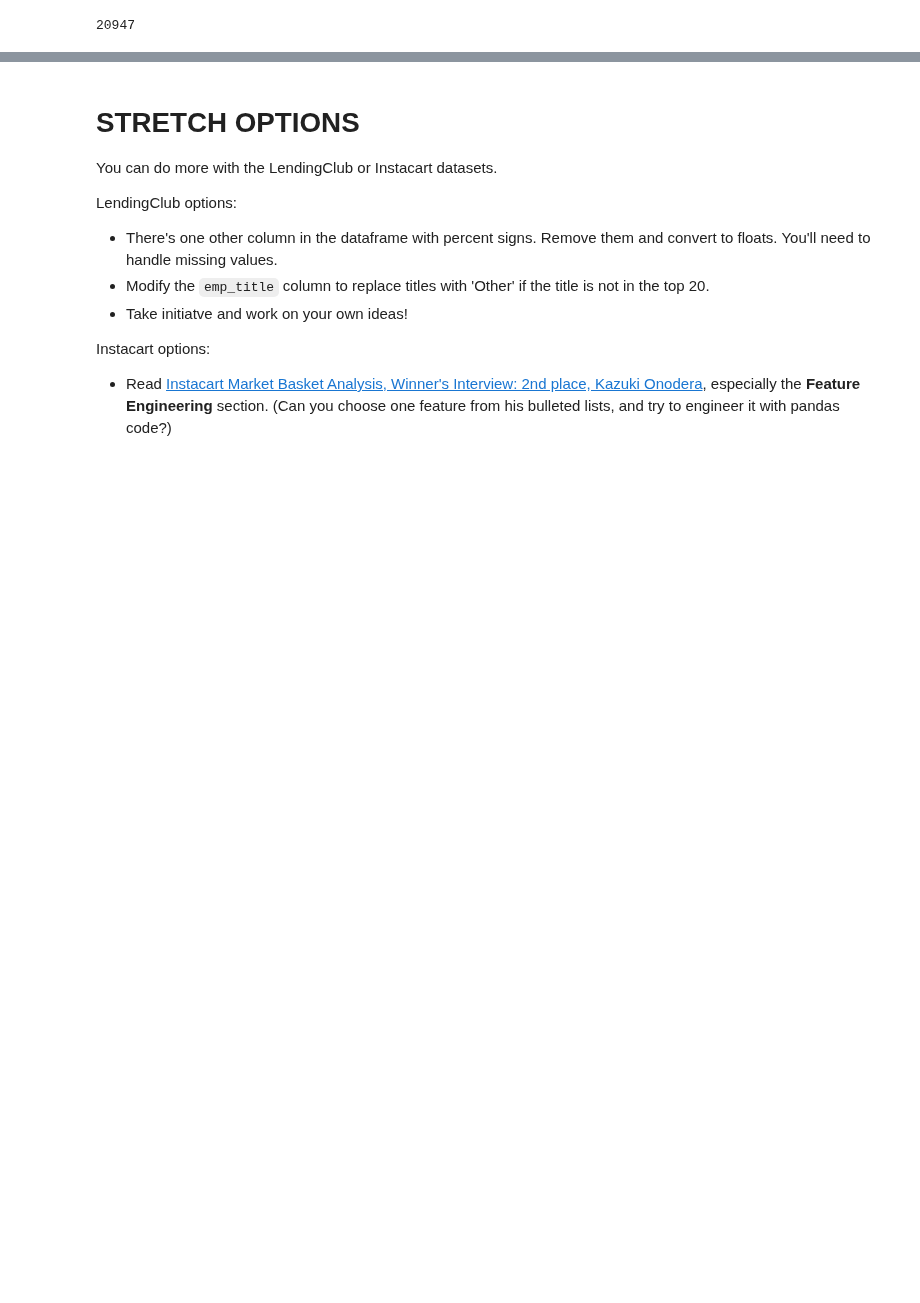
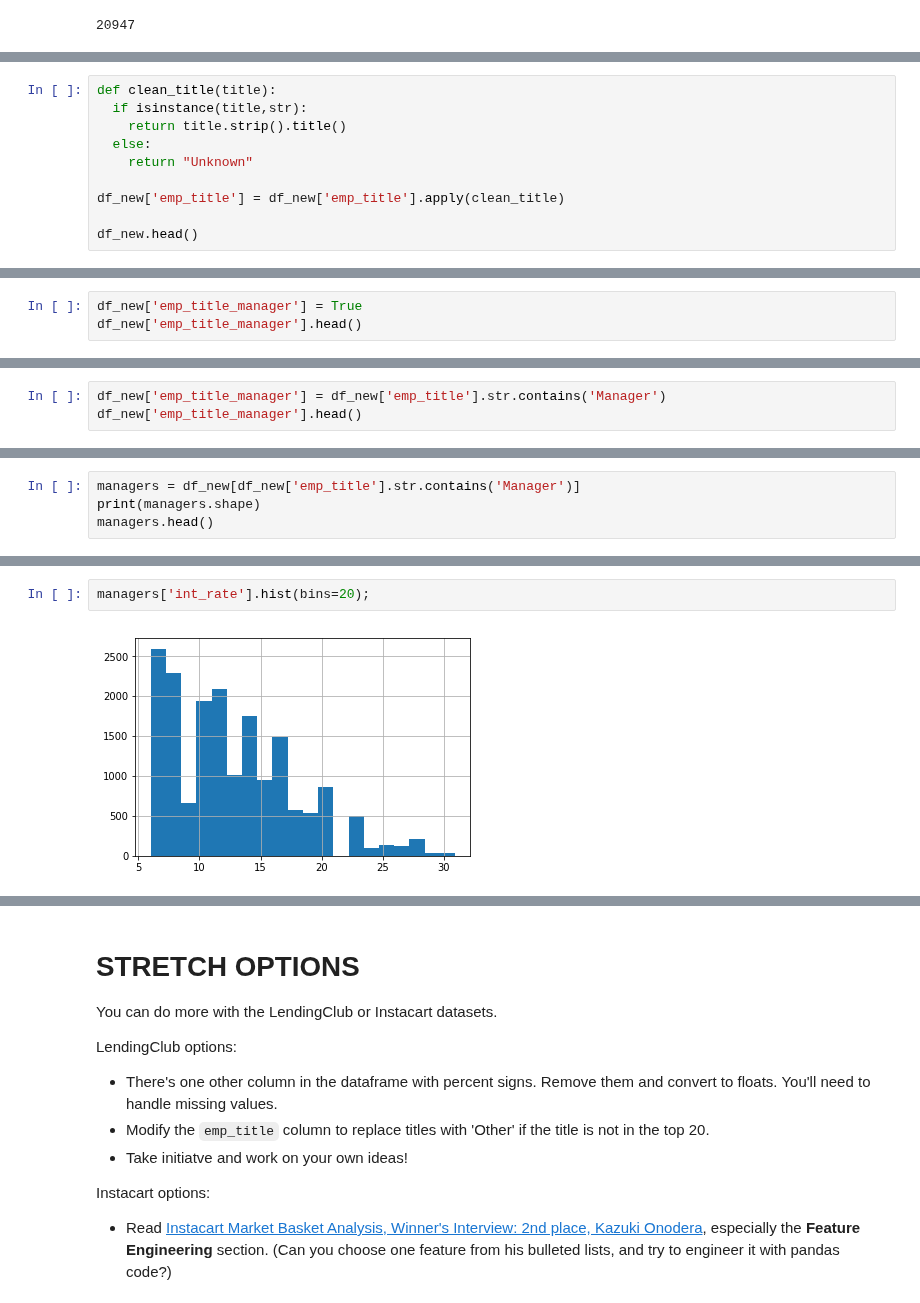
Before and after one commit to bloominstituteoftechnology/DS-Unit-1-Sprint-1-Dealing-With-Data, a Jupyter notebook: module4-makefeatures/LS_DS_114_Make_Features_Assignment.ipynb, the cells around one changed output, grey strips where cells are left out. Saved outputs shown, nothing was run; the diff lists cells and outputs as text; blank space fills up the shorter version.

```diff
--- a/module4-makefeatures/LS_DS_114_Make_Features_Assignment.ipynb
+++ b/module4-makefeatures/LS_DS_114_Make_Features_Assignment.ipynb
@@ -395,0 +390,10 @@ df_new['emp_title'].isnull().sum()
+# %%
+def clean_title(title):
+  if isinstance(title,str):
+    return title.strip().title()
+  else:
+    return "Unknown"
+
+df_new['emp_title'] = df_new['emp_title'].apply(clean_title)
+
+df_new.head()
@@ -395,0 +467,3 @@ df_new['emp_title'].isnull().sum()
+# %%
+df_new['emp_title_manager'] = True
+df_new['emp_title_manager'].head()
@@ -395,0 +477,3 @@ df_new['emp_title'].isnull().sum()
+# %%
+df_new['emp_title_manager'] = df_new['emp_title'].str.contains('Manager')
+df_new['emp_title_manager'].head()
@@ -395,0 +501,4 @@ df_new['emp_title'].isnull().sum()
+# %%
+managers = df_new[df_new['emp_title'].str.contains('Manager')]
+print(managers.shape)
+managers.head()
@@ -395,0 +527,4 @@ df_new['emp_title'].isnull().sum()
+# %%
+managers['int_rate'].hist(bins=20);
+# %% [output]
+[figure, added]
```
Also changed, not shown: parts of 49 cells of this notebook.
